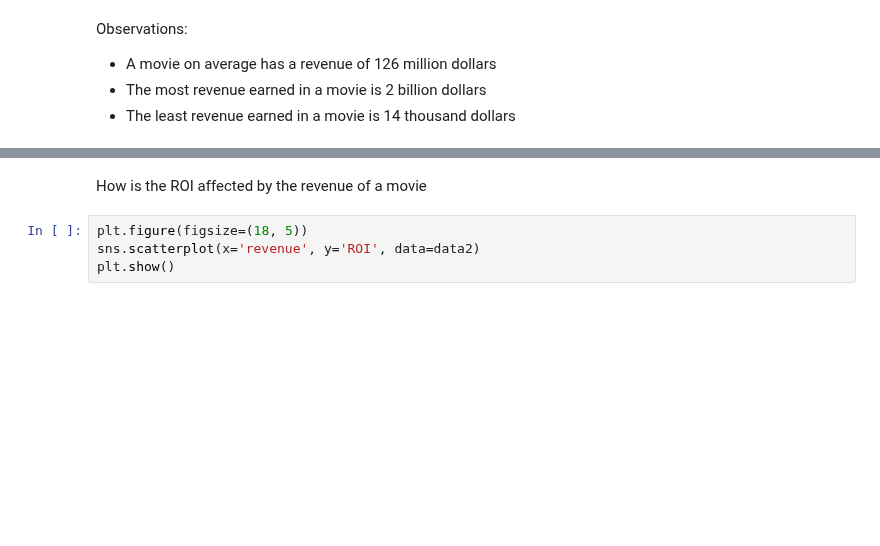
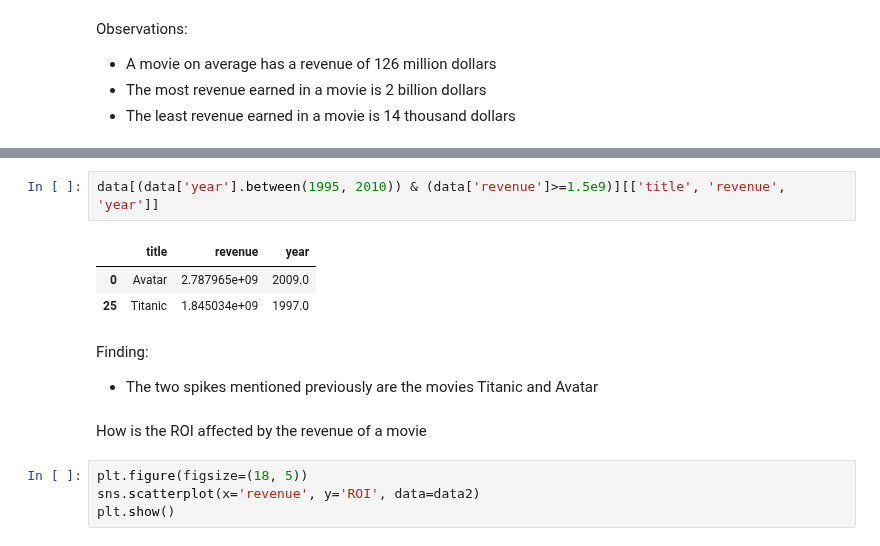
Before and after one commit to leyaof/movie-analysis, a Jupyter notebook: movie-analysis.ipynb, the cells around one changed output, grey strips where cells are left out. Drawn from its saved outputs; the diff is of its cells as text; blank space fills up the shorter version.

```diff
--- a/movie-analysis.ipynb
+++ b/movie-analysis.ipynb
@@ -337,3 +347,12 @@ plt.show()
+# %%
+data[(data['year'].between(1995, 2010)) & (data['revenue']>=1.5e9)][['title', 'revenue', 'year']]
+# %% [output]
+|  | title | revenue | year |
+| 0 | Avatar | 2.787965e+09 | 2009.0 |
+| 25 | Titanic | 1.845034e+09 | 1997.0 |
+# %% [markdown]
+Finding:
+- The two spikes mentioned previously are the movies Titanic and Avatar
 # %% [markdown]
 How is the ROI affected by the revenue of a movie
 # %%
```
Also changed, not shown: parts of 18 cells of this notebook.
